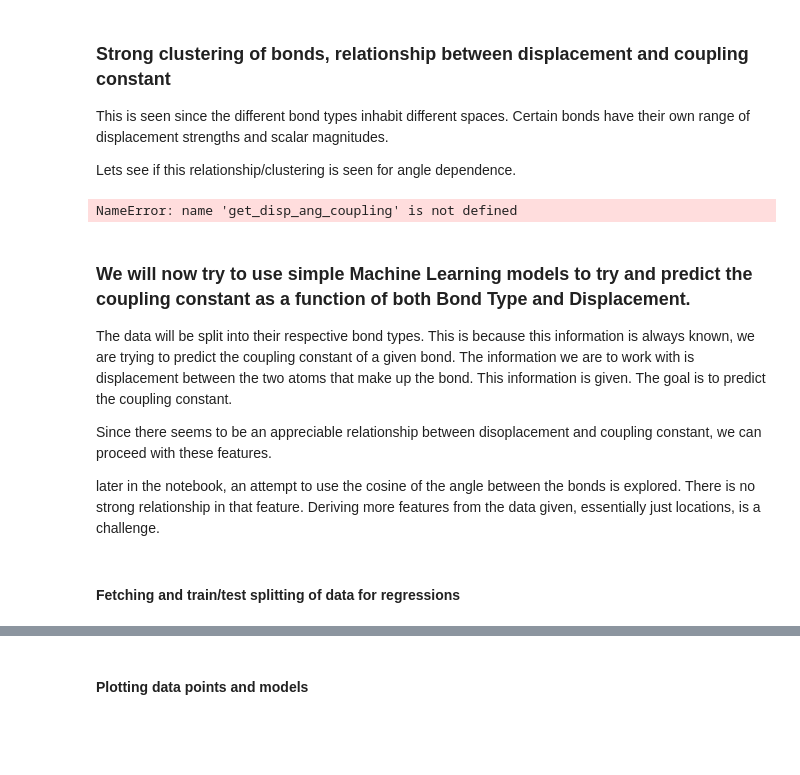
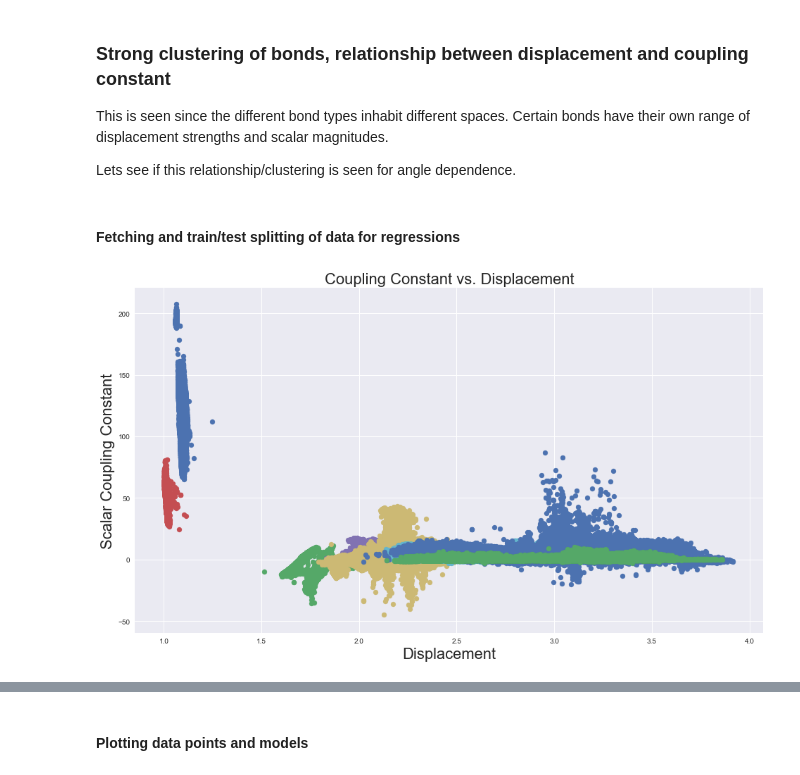
Before and after one commit to stonefollari/champs, a Jupyter notebook: src.ipynb, the cells around one changed output, grey strips where cells are left out. Saved outputs shown, nothing was run; the diff lists cells and outputs as text; code cells hidden in the pictures; blank space fills up the shorter version.

```diff
--- a/src.ipynb
+++ b/src.ipynb
@@ -195,21 +208,6 @@ print(bond_types)
 This is seen since the different bond types inhabit different spaces. Certain bonds have their own range of displacement strengths and scalar magnitudes.
 
 Lets see if this relationship/clustering is seen for angle dependence.
-# %%
-for bond in bond_types:
-    bond_type = bond_types[0]
-    X, y = get_disp_ang_coupling(bond_df, bond )
-    plt.scatter(X[0],y)
-    label_plot('Coupling Constant vs. Displacement','Displacement', 'Scalar Coupling Constant')
-# %% [output]
-NameError: name 'get_disp_ang_coupling' is not defined
-# %% [markdown]
-### We will now try to use simple Machine Learning models to try and predict the coupling constant as a function of both Bond Type and Displacement.
-The data will be split into their respective bond types. This is because this information is always known, we are trying to predict the coupling constant of a given bond. The information we are to work with is displacement between the two atoms that make up the bond. This information is given. The goal is to predict the coupling constant.
-
-Since there seems to be an appreciable relationship between disoplacement and coupling constant, we can proceed with these features.
-
-later in the notebook, an attempt to use the cosine of the angle between the bonds is explored. There is no strong relationship in that feature. Deriving more features from the data given, essentially just locations, is a challenge.
 # %% [markdown]
 #### Fetching and train/test splitting of data for regressions
 # %%
@@ -226,3 +224,14 @@ def get_disp_ang_coupling(df, bond_type):
     X = (df['displacement'].values,df['angle'].values)#np.array([list(a) for a in list(zip(df['displacement'],df['angle']))])
     y = df['scalar_coupling_constant'].values
     return [X,y]
+# %%
+def datasetScatterPlot():
+    for bond in bond_types:
+        bond_type = bond_types[0]
+        X, y = get_disp_ang_coupling(bond_df, bond )
+        plt.scatter(X[0],y)
+        label_plot('Coupling Constant vs. Displacement','Displacement', 'Scalar Coupling Constant')
+# %%
+datasetScatterPlot()
+# %% [output]
+[figure, added]
```
Also changed, not shown: parts of 56 cells of this notebook.
